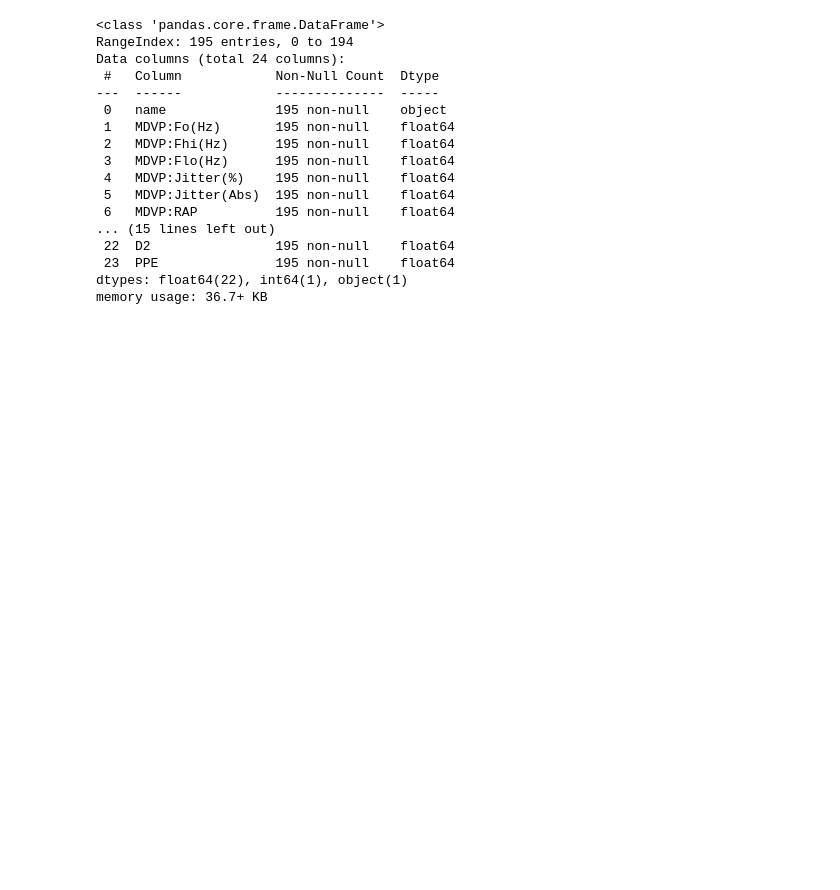
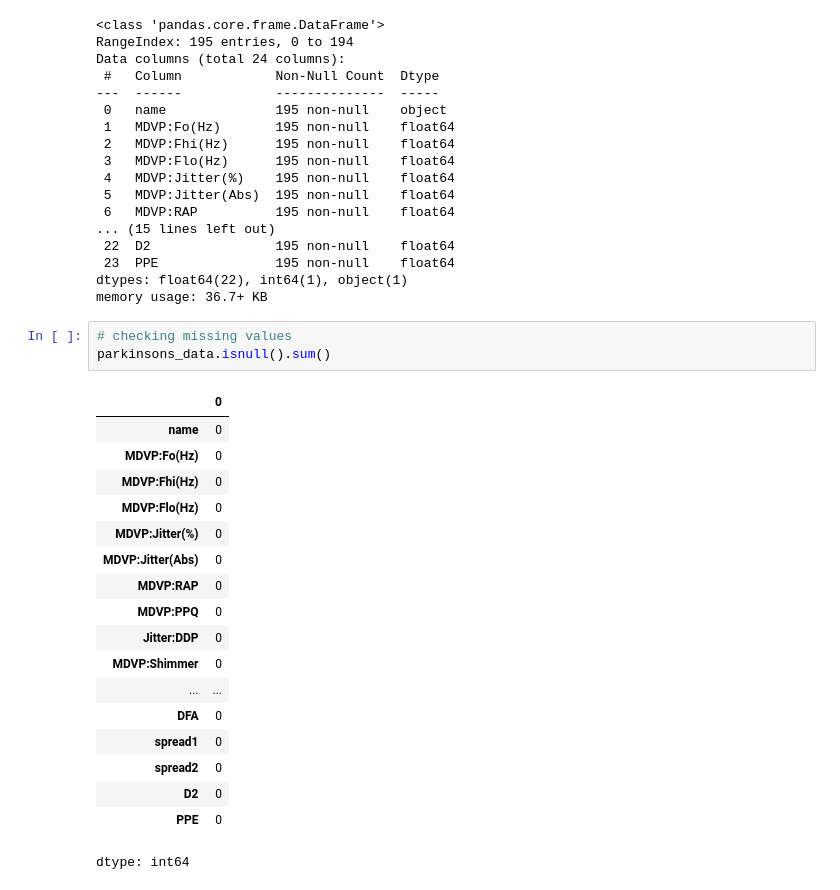
Before and after one commit to RyanRanjith/Parkinson_disease_Prediction, a Jupyter notebook: Parkinson's_Detection.ipynb, the cells around one changed output. Saved outputs shown, nothing was run; the diff lists cells and outputs as text; blank space fills up the shorter version.

```diff
--- a/Parkinson's_Detection.ipynb
+++ b/Parkinson's_Detection.ipynb
@@ -51,3 +51,25 @@ Data columns (total 24 columns):
  23  PPE               195 non-null    float64
 dtypes: float64(22), int64(1), object(1)
 memory usage: 36.7+ KB
+# %%
+# checking missing values
+parkinsons_data.isnull().sum()
+# %% [output]
+|  | 0 |
+| name | 0 |
+| MDVP:Fo(Hz) | 0 |
+| MDVP:Fhi(Hz) | 0 |
+| MDVP:Flo(Hz) | 0 |
+| MDVP:Jitter(%) | 0 |
+| MDVP:Jitter(Abs) | 0 |
+| MDVP:RAP | 0 |
+| MDVP:PPQ | 0 |
+| Jitter:DDP | 0 |
+| MDVP:Shimmer | 0 |
+| ... | ... |
+| DFA | 0 |
+| spread1 | 0 |
+| spread2 | 0 |
+| D2 | 0 |
+| PPE | 0 |
+dtype: int64
```
Also changed, not shown: parts of 23 cells of this notebook.
